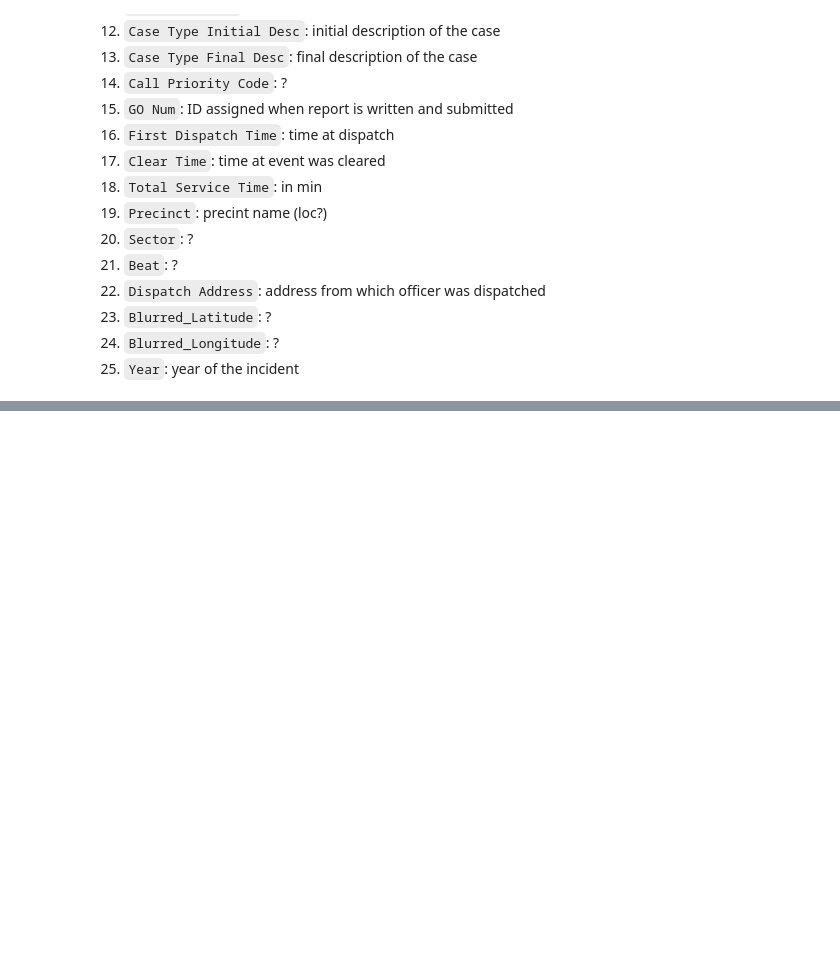
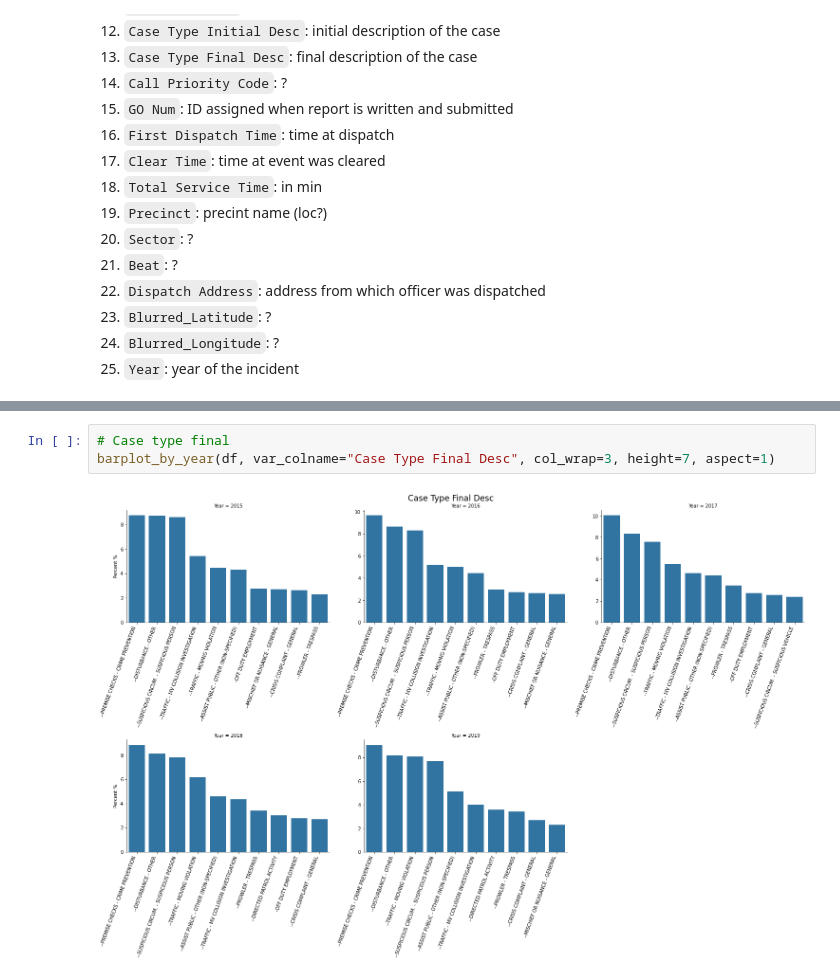
Before and after one commit to msenosain/spd-use-of-force_DS4A, a Jupyter notebook: notebooks/12_EDA_cases.ipynb, the cells around one changed output, grey strips where cells are left out. Drawn from its saved outputs; the diff is of its cells as text; blank space fills up the shorter version.

```diff
--- a/notebooks/12_EDA_cases.ipynb
+++ b/notebooks/12_EDA_cases.ipynb
@@ -285,0 +153,5 @@ dtype: object
+# %%
+# Case type final
+barplot_by_year(df, var_colname="Case Type Final Desc", col_wrap=3, height=7, aspect=1)
+# %% [output]
+[figure, added]
```
Also changed, not shown: parts of 53 cells of this notebook.
